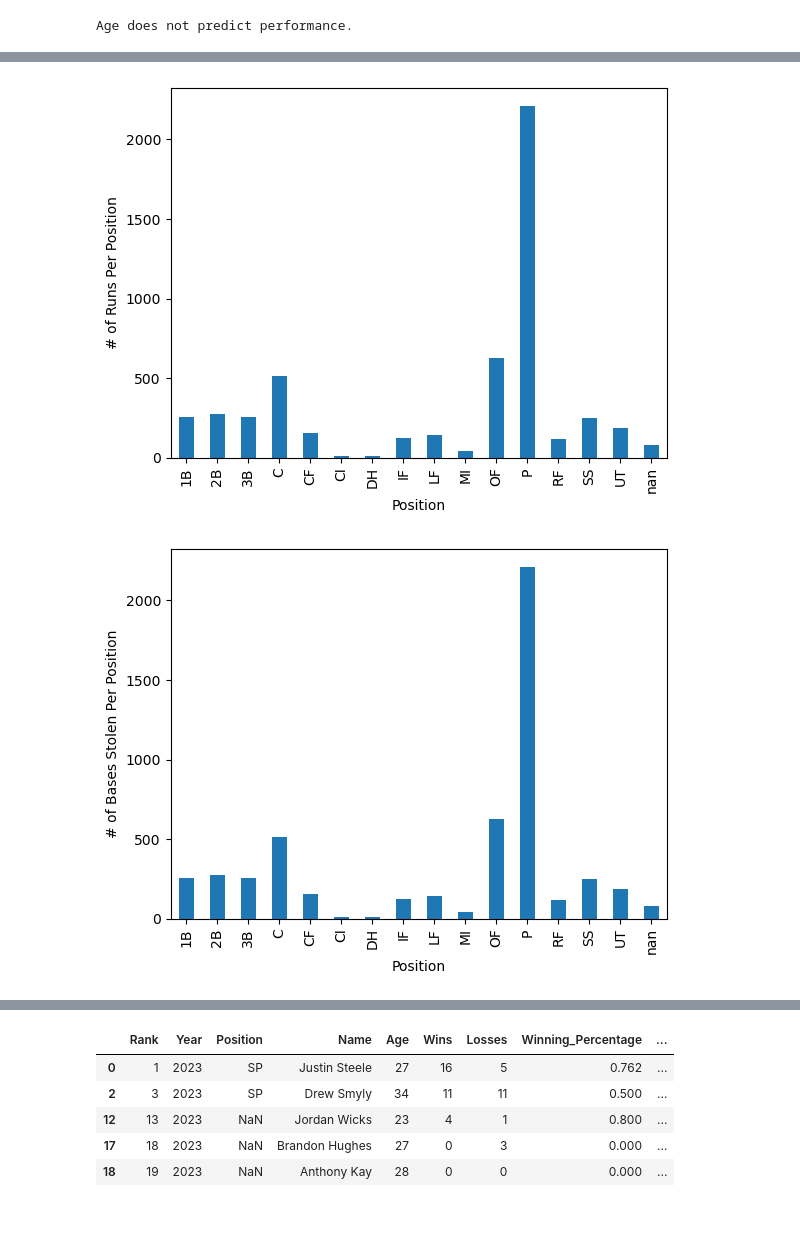
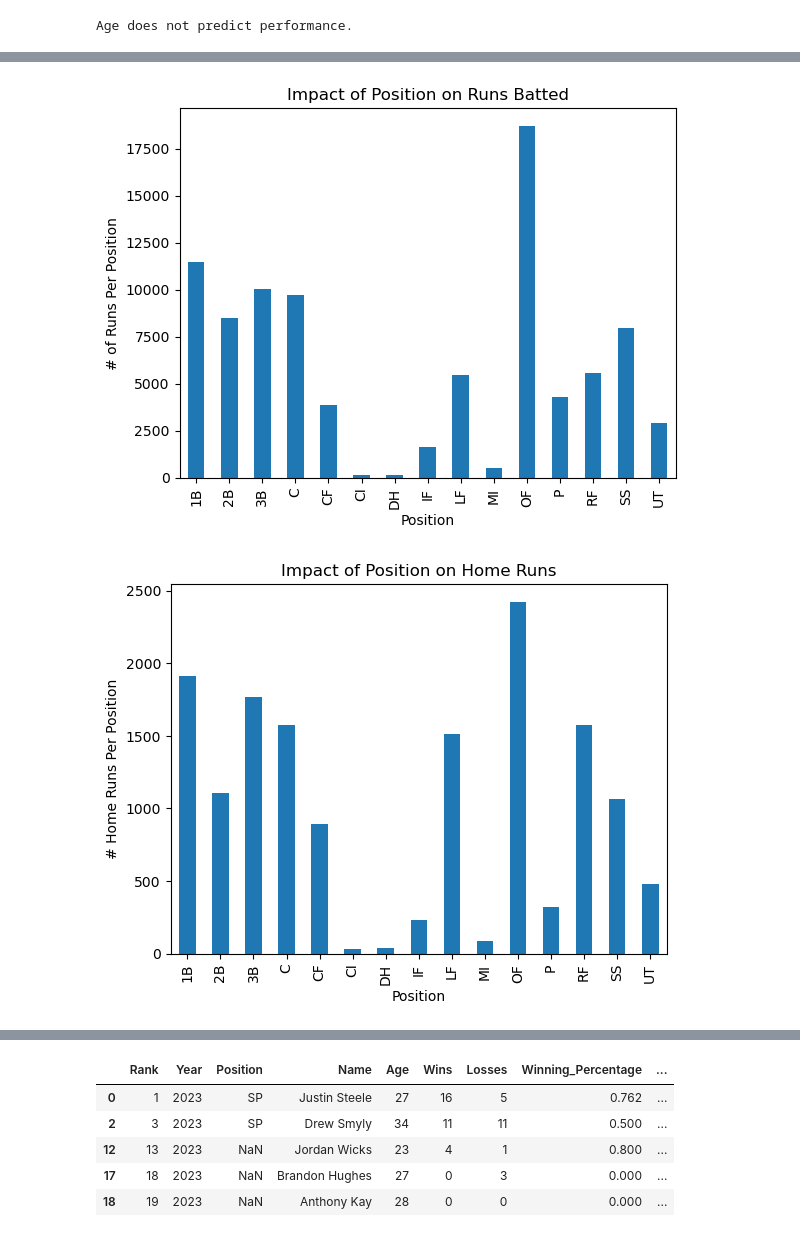
Before and after one commit to ml9148/Project_01, a Jupyter notebook: data_cleaning.ipynb, the cells around one changed output, grey strips where cells are left out. Drawn from its saved outputs; the diff is of its cells as text; code cells hidden in the pictures.

```diff
--- a/data_cleaning.ipynb
+++ b/data_cleaning.ipynb
@@ -83,6 +81,6 @@ Dominant_Hand                     object
 Switch_Hitter                     object
 dtype: object
 # %%
-# Convert object to string
-batting_data['Position'] = batting_data['Position'].astype("string")
-print(batting_data['Position'].dtype)
+# # Convert object to string
+# batting_data['Position'] = batting_data['Position'].astype("string")
+# print(batting_data['Position'].dtype)
@@ -290,32 +246,37 @@ The r-value is 0.010362006106735587.
 [figure]
 Age does not predict performance.
 # %%
-# Player Position and Performance
+# Player Position and Batter Performance
 
 position_graph = batting_data["Position"].value_counts()
 position_graph.plot(kind='bar',
                     xlabel='Position',
-                    ylabel='# of Players in Each Position')
+                    ylabel='# of Players in Each Position',
+                    title="Player Position Summary")
 plt.show()
 
-position_runs_graph = batting_data.groupby(["Position"])["Runs_Batted_In"].count()
+position_runs_graph = batting_data.groupby(["Position"])["Runs_Batted_In"].sum()
 position_runs_graph.head()
 position_runs_graph.plot(kind='bar',
                     xlabel='Position',
-                    ylabel='# of Runs Per Position')
+                    ylabel='# of Runs Per Position',
+                    title="Impact of Position on Runs Batted")
 plt.show()
 
-position_basesstolen_graph = batting_data.groupby(["Position"])["Stolen_Bases"].count()
+position_homeruns_graph = batting_data.groupby(["Position"])["Home_Runs"].sum()
+position_homeruns_graph.head()
+position_homeruns_graph.plot(kind='bar',
+                    xlabel='Position',
+                    ylabel='# Home Runs Per Position',
+                    title="Impact of Position on Home Runs")
+plt.show()
+
+
+position_basesstolen_graph = batting_data.groupby(["Position"])["Stolen_Bases"].sum()
 position_basesstolen_graph.head()
 position_basesstolen_graph.plot(kind='bar',
                     xlabel='Position',
-                    ylabel='# of Bases Stolen Per Position')
+                    ylabel='# of Bases Stolen Per Position',
+                    title="Impact of Position on Bases Stolen")
 plt.show()
-
-position_basesstolen_graph = batting_data.groupby(["Position"])["Home_Runs"].count()
-position_basesstolen_graph.head()
-position_basesstolen_graph.plot(kind='bar',
-                    xlabel='Position',
-                    ylabel='# Home Runs Per Position')
-plt.show()
 # %% [output]
@@ -323,2 +284,2 @@ plt.show()
-[figure, old version]
+[figure, new version]
-[figure, old version]
+[figure, new version]
```
Also changed, not shown: parts of 24 cells of this notebook.
